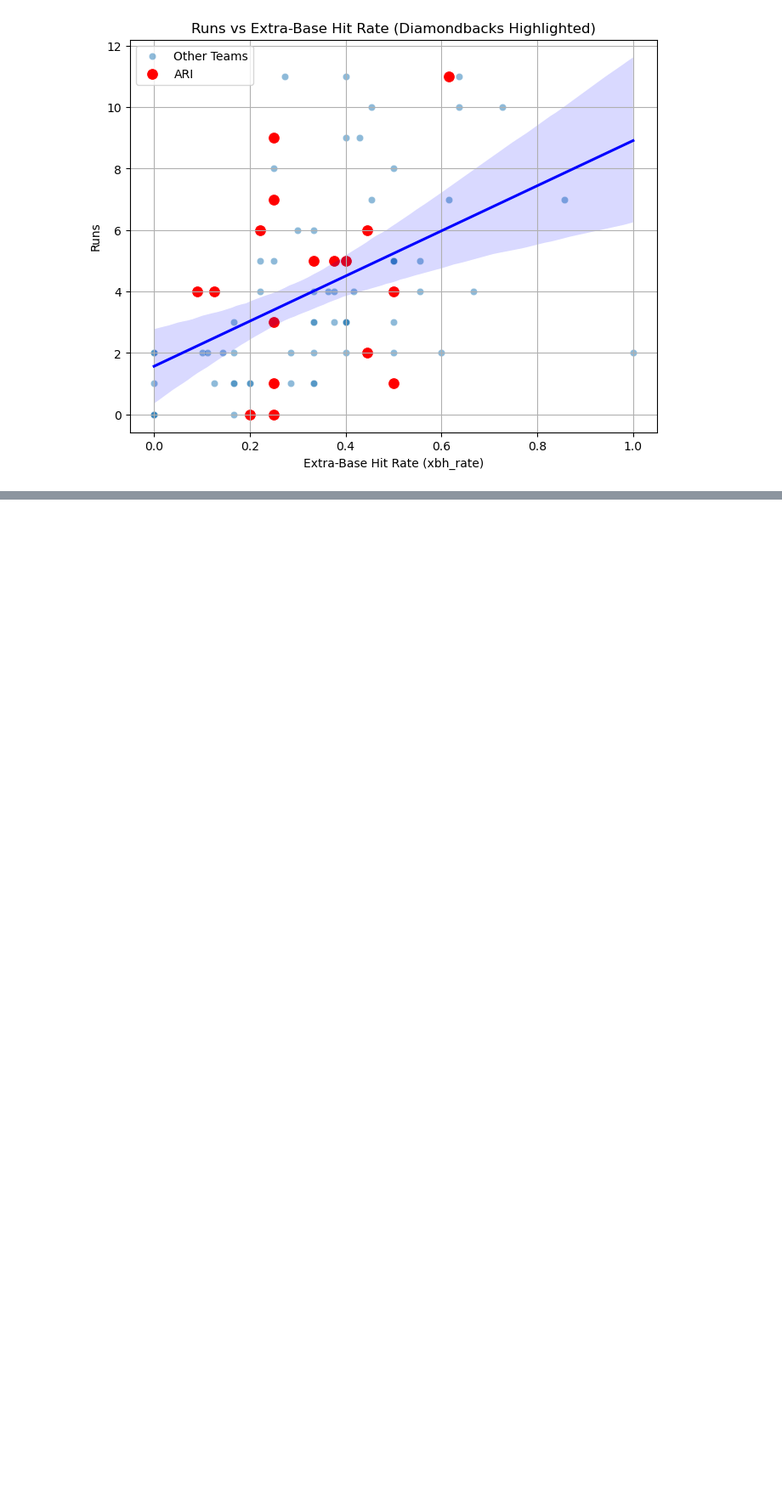
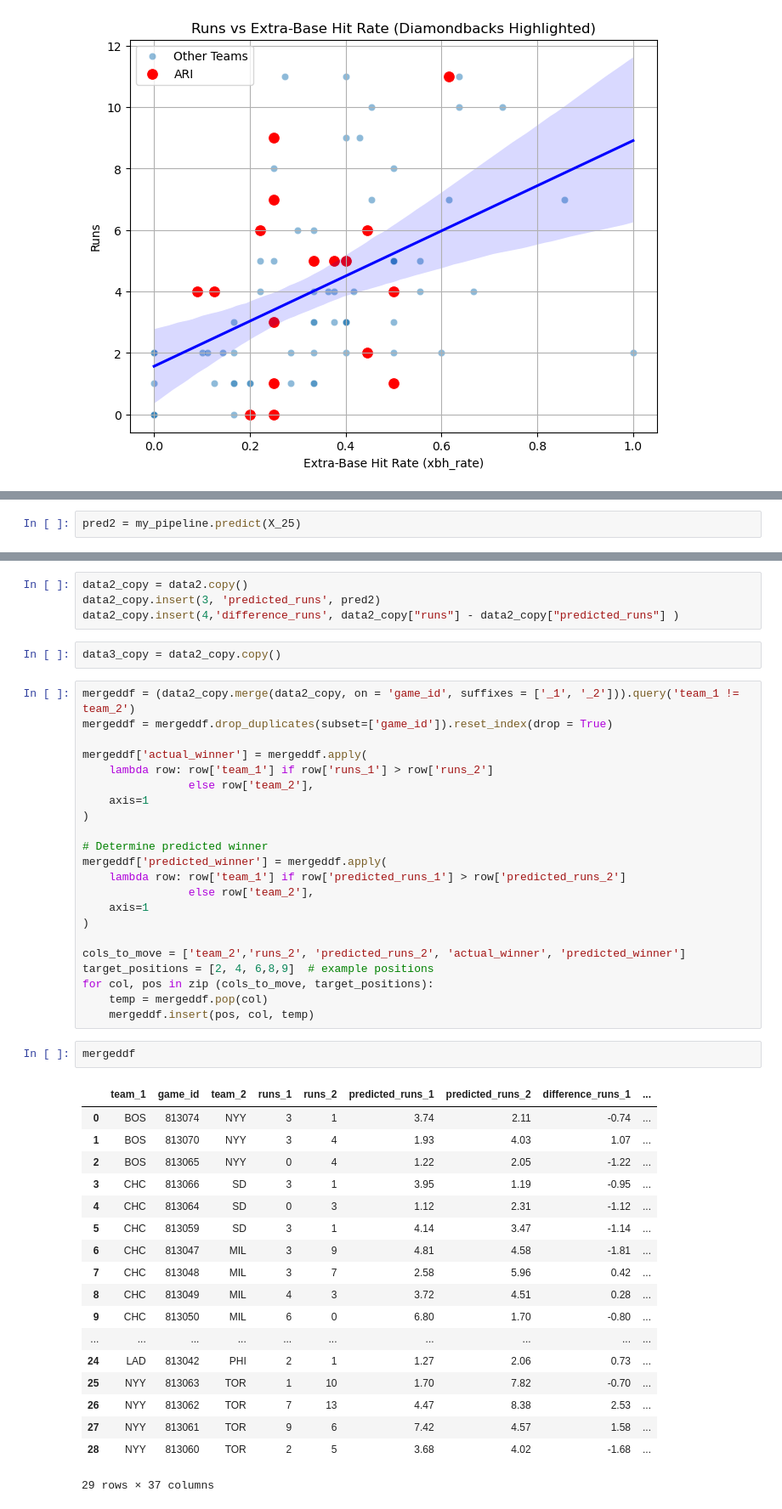
Before and after one commit to gesantel/MLBPS23, a Jupyter notebook: MLB23_PS_Offense.ipynb, the cells around one changed output, grey strips where cells are left out. Shown: that part at 85% size. Drawn from its saved outputs; the diff is of its cells as text; blank space fills up the shorter version.

```diff
--- a/MLB23_PS_Offense.ipynb
+++ b/MLB23_PS_Offense.ipynb
@@ -271,0 +297,2 @@ plt.show()
+# %%
+pred2 = my_pipeline.predict(X_25)
@@ -271,0 +303,49 @@ plt.show()
+# %%
+data2_copy = data2.copy()
+data2_copy.insert(3, 'predicted_runs', pred2)
+data2_copy.insert(4,'difference_runs', data2_copy["runs"] - data2_copy["predicted_runs"] )
+# %%
+data3_copy = data2_copy.copy()
+# %%
+mergeddf = (data2_copy.merge(data2_copy, on = 'game_id', suffixes = ['_1', '_2'])).query('team_1 != team_2')
+mergeddf = mergeddf.drop_duplicates(subset=['game_id']).reset_index(drop = True)
+
+mergeddf['actual_winner'] = mergeddf.apply(
+    lambda row: row['team_1'] if row['runs_1'] > row['runs_2']
+                else row['team_2'],
+    axis=1
+)
+
+# Determine predicted winner
+mergeddf['predicted_winner'] = mergeddf.apply(
+    lambda row: row['team_1'] if row['predicted_runs_1'] > row['predicted_runs_2']
+                else row['team_2'],
+    axis=1
+)
+
+cols_to_move = ['team_2','runs_2', 'predicted_runs_2', 'actual_winner', 'predicted_winner']
+target_positions = [2, 4, 6,8,9]  # example positions
+for col, pos in zip (cols_to_move, target_positions):
+    temp = mergeddf.pop(col)
+    mergeddf.insert(pos, col, temp)
+# %%
+mergeddf
+# %% [output]
+|  | team_1 | game_id | team_2 | runs_1 | runs_2 | predicted_runs_1 | predicted_runs_2 | difference_runs_1 | ... |
+| 0 | BOS | 813074 | NYY | 3 | 1 | 3.74 | 2.11 | -0.74 | ... |
+| 1 | BOS | 813070 | NYY | 3 | 4 | 1.93 | 4.03 | 1.07 | ... |
+| 2 | BOS | 813065 | NYY | 0 | 4 | 1.22 | 2.05 | -1.22 | ... |
+| 3 | CHC | 813066 | SD | 3 | 1 | 3.95 | 1.19 | -0.95 | ... |
+| 4 | CHC | 813064 | SD | 0 | 3 | 1.12 | 2.31 | -1.12 | ... |
+| 5 | CHC | 813059 | SD | 3 | 1 | 4.14 | 3.47 | -1.14 | ... |
+| 6 | CHC | 813047 | MIL | 3 | 9 | 4.81 | 4.58 | -1.81 | ... |
+| 7 | CHC | 813048 | MIL | 3 | 7 | 2.58 | 5.96 | 0.42 | ... |
+| 8 | CHC | 813049 | MIL | 4 | 3 | 3.72 | 4.51 | 0.28 | ... |
+| 9 | CHC | 813050 | MIL | 6 | 0 | 6.80 | 1.70 | -0.80 | ... |
+| ... | ... | ... | ... | ... | ... | ... | ... | ... | ... |
+| 24 | LAD | 813042 | PHI | 2 | 1 | 1.27 | 2.06 | 0.73 | ... |
+| 25 | NYY | 813063 | TOR | 1 | 10 | 1.70 | 7.82 | -0.70 | ... |
+| 26 | NYY | 813062 | TOR | 7 | 13 | 4.47 | 8.38 | 2.53 | ... |
+| 27 | NYY | 813061 | TOR | 9 | 6 | 7.42 | 4.57 | 1.58 | ... |
+| 28 | NYY | 813060 | TOR | 2 | 5 | 3.68 | 4.02 | -1.68 | ... |
+29 rows × 37 columns
```
Also changed, not shown: parts of 5 cells of this notebook, 1 other file.
